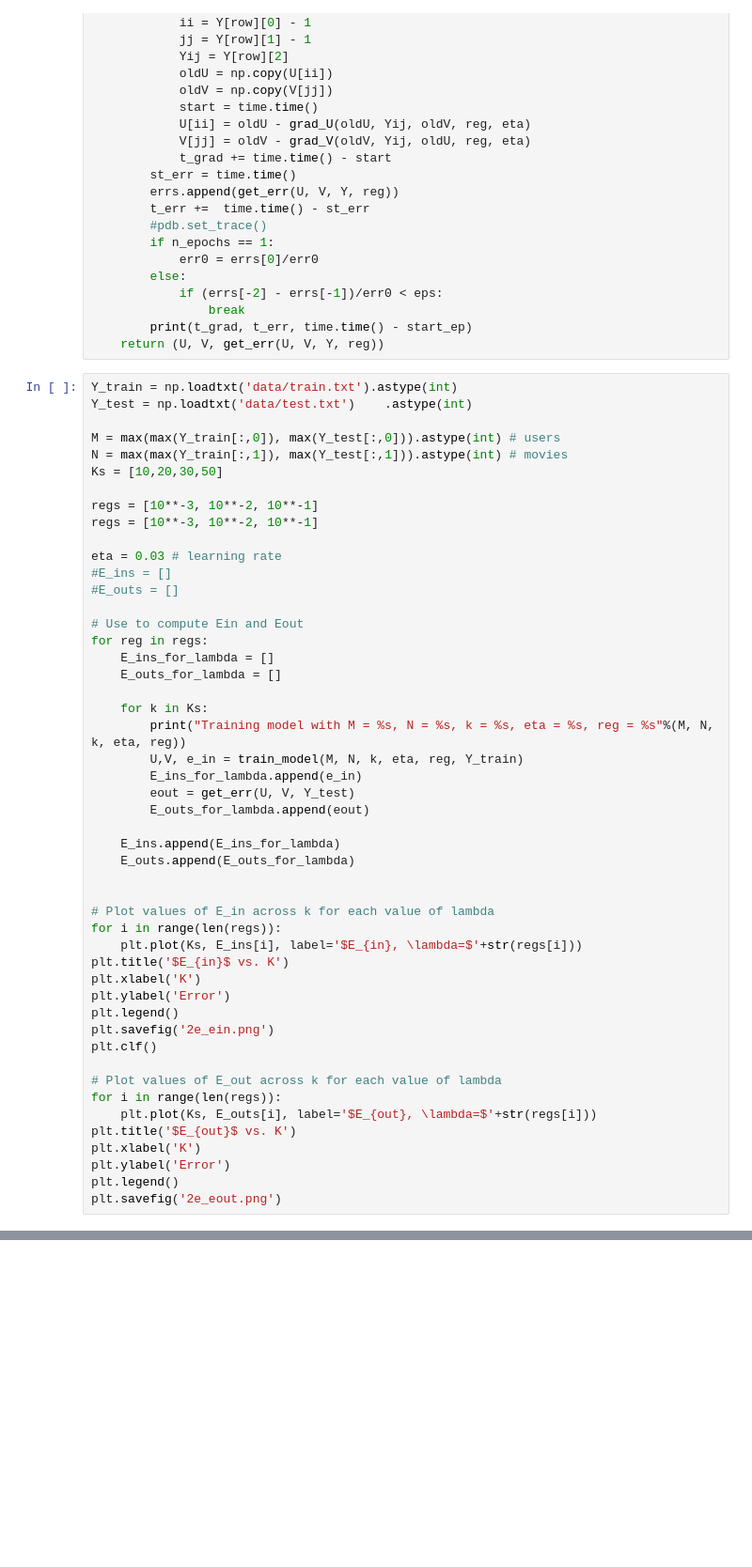
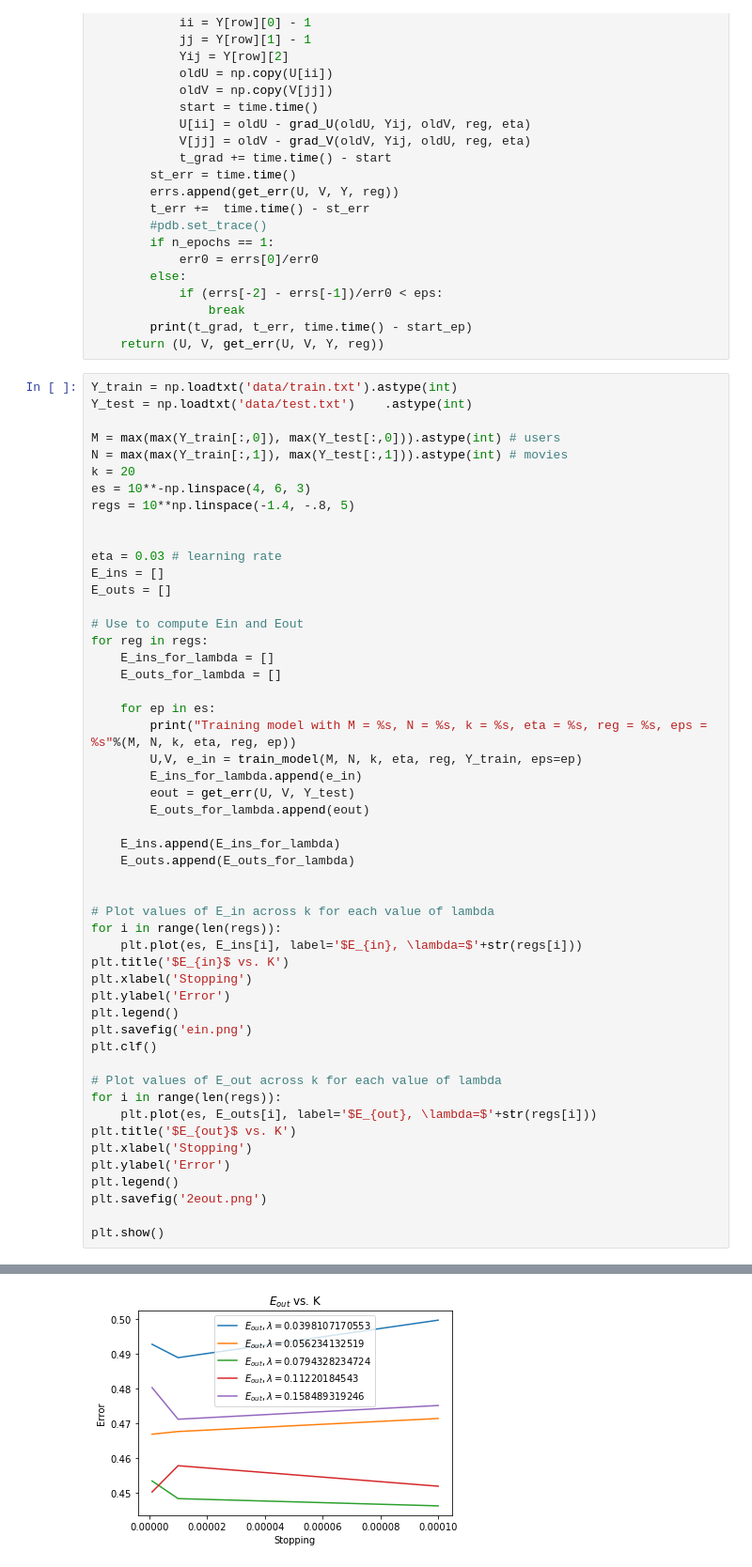
Before and after one commit to zhenchristopher/155_proj2, a Jupyter notebook: David/Set5.ipynb, the cells around one changed output, grey strips where cells are left out. Shown: that part at 94% size. Drawn from its saved outputs; the diff is of its cells as text; blank space fills up the shorter version.

```diff
--- a/David/Set5.ipynb
+++ b/David/Set5.ipynb
@@ -103,23 +103,23 @@ Y_test = np.loadtxt('data/test.txt')	.astype(int)
 
 M = max(max(Y_train[:,0]), max(Y_test[:,0])).astype(int) # users
 N = max(max(Y_train[:,1]), max(Y_test[:,1])).astype(int) # movies
-Ks = [10,20,30,50]
+k = 20
+es = 10**-np.linspace(4, 6, 3)
+regs = 10**np.linspace(-1.4, -.8, 5)
 
-regs = [10**-3, 10**-2, 10**-1]
-regs = [10**-3, 10**-2, 10**-1]
 
 eta = 0.03 # learning rate
-#E_ins = []
-#E_outs = []
+E_ins = []
+E_outs = []
 
 # Use to compute Ein and Eout
 for reg in regs:
     E_ins_for_lambda = []
     E_outs_for_lambda = []
 
-    for k in Ks:
-        print("Training model with M = %s, N = %s, k = %s, eta = %s, reg = %s"%(M, N, k, eta, reg))
-        U,V, e_in = train_model(M, N, k, eta, reg, Y_train)
+    for ep in es:
+        print("Training model with M = %s, N = %s, k = %s, eta = %s, reg = %s, eps = %s"%(M, N, k, eta, reg, ep))
+        U,V, e_in = train_model(M, N, k, eta, reg, Y_train, eps=ep)
         E_ins_for_lambda.append(e_in)
         eout = get_err(U, V, Y_test)
         E_outs_for_lambda.append(eout)
@@ -130,20 +130,22 @@ for reg in regs:
 
 # Plot values of E_in across k for each value of lambda
 for i in range(len(regs)):
-    plt.plot(Ks, E_ins[i], label='$E_{in}, \lambda=$'+str(regs[i]))
+    plt.plot(es, E_ins[i], label='$E_{in}, \lambda=$'+str(regs[i]))
 plt.title('$E_{in}$ vs. K')
-plt.xlabel('K')
+plt.xlabel('Stopping')
 plt.ylabel('Error')
 plt.legend()
-plt.savefig('2e_ein.png')
+plt.savefig('ein.png')
 plt.clf()
 
 # Plot values of E_out across k for each value of lambda
 for i in range(len(regs)):
-    plt.plot(Ks, E_outs[i], label='$E_{out}, \lambda=$'+str(regs[i]))
+    plt.plot(es, E_outs[i], label='$E_{out}, \lambda=$'+str(regs[i]))
 plt.title('$E_{out}$ vs. K')
-plt.xlabel('K')
+plt.xlabel('Stopping')
 plt.ylabel('Error')
 plt.legend()
-plt.savefig('2e_eout.png')
+plt.savefig('2eout.png')
+
+plt.show()
 # %% [output]
@@ -166,0 +169 @@ Training model with M = 943, N = 1682, k = 10, eta = 0.03, reg = 0.001
+[figure, added]
```
Also changed, not shown: parts of 8 cells of this notebook, 1 other file.
